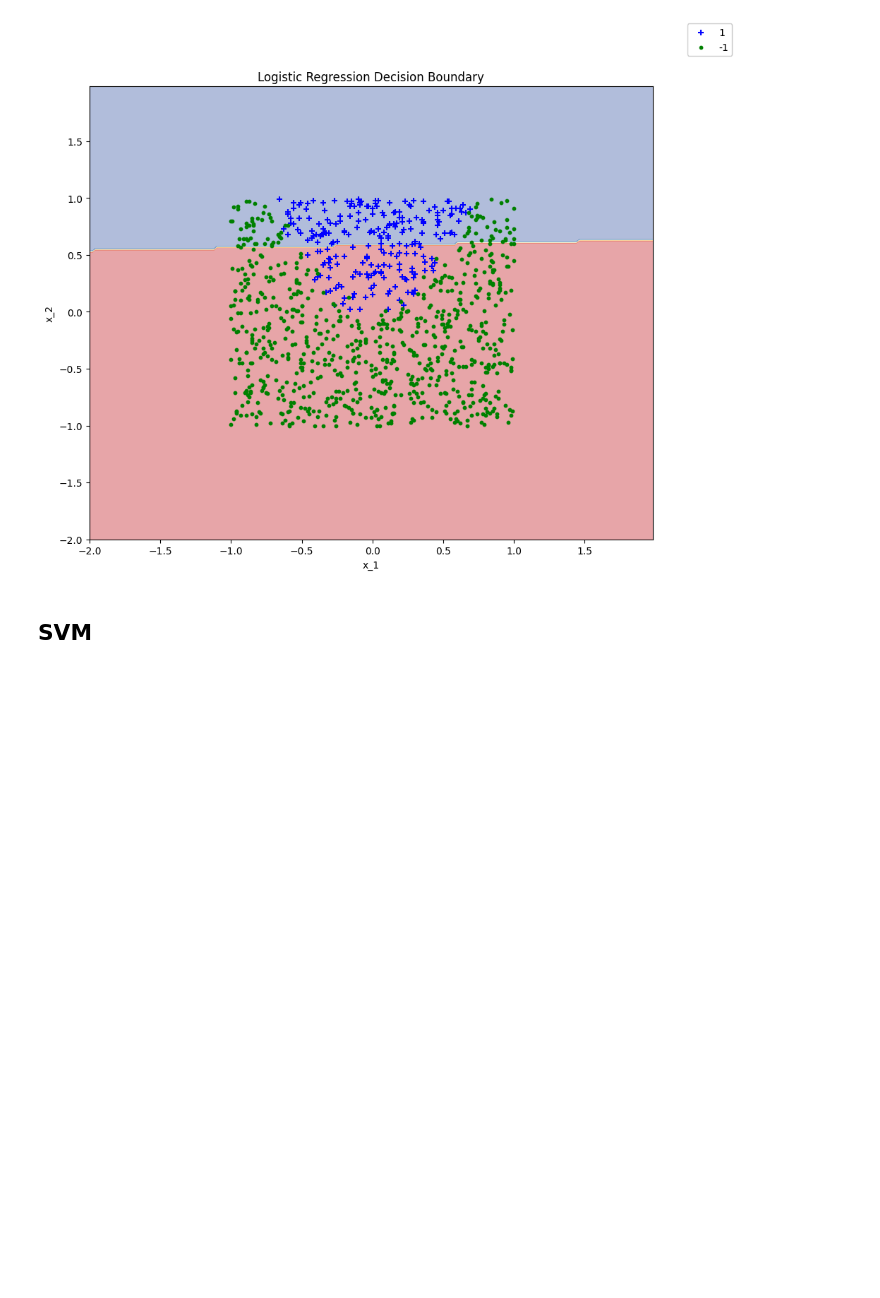
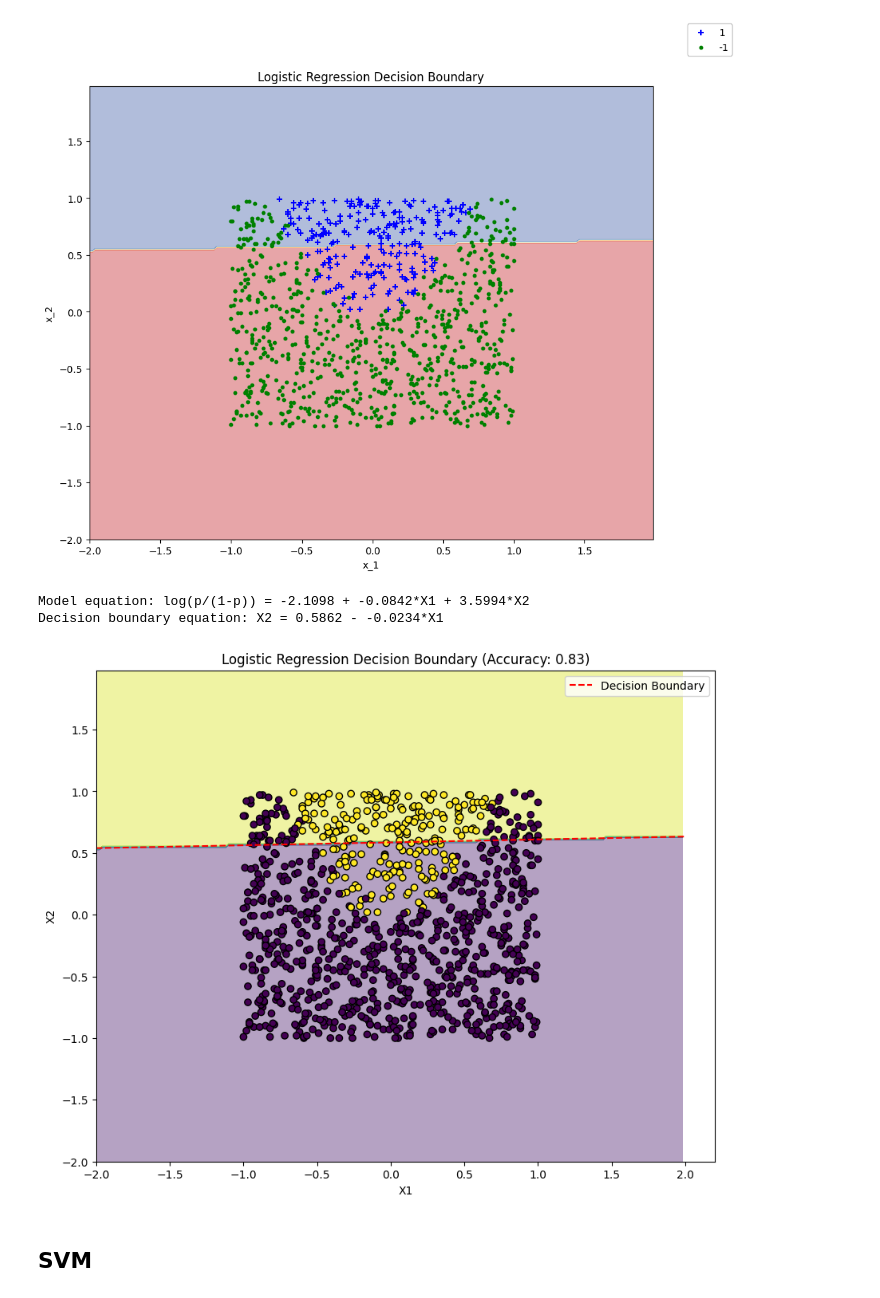
Before and after one commit to jariel17/classification_model_example, a Jupyter notebook: classification_models_draft.ipynb, the cells around one changed output. Cells and saved outputs as stored; diff of their text form; code cells hidden in the pictures; blank space fills up the shorter version.

```diff
--- a/S2_Tarea.ipynb
+++ b/classification_models_draft.ipynb
@@ -183,6 +183,58 @@ plt.tight_layout()
 plt.show()
 # %% [output]
 [figure]
+# %%
+import numpy as np
+import matplotlib.pyplot as plt
+from sklearn.linear_model import LogisticRegression
+from sklearn.model_selection import train_test_split
+
+# Split the data
+x_train, x_test, y_train, y_test = train_test_split(X, y, test_size=0.2, random_state=17)
+
+# Train the model
+lr_model = LogisticRegression()
+lr_model.fit(x_train, y_train)
+predictions = lr_model.predict(x_test)
+score = lr_model.score(x_test, y_test)
+
+# Get model parameters
+intercept = lr_model.intercept_[0]
+coef = lr_model.coef_[0]
+
+print(f"Model equation: log(p/(1-p)) = {intercept:.4f} + {coef[0]:.4f}*X1 + {coef[1]:.4f}*X2")
+print(f"Decision boundary equation: X2 = {-intercept/coef[1]:.4f} - {coef[0]/coef[1]:.4f}*X1")
+
+# Create a mesh to plot in
+X1_min, X1_max = X[:, 0].min() - 1, X[:, 0].max() + 1
+X2_min, X2_max = X[:, 1].min() - 1, X[:, 1].max() + 1
+xx1, xx2 = np.meshgrid(np.arange(X1_min, X1_max, 0.02),
+                       np.arange(X2_min, X2_max, 0.02))
+
+# Calculate the decision boundary
+Z = lr_model.predict(np.c_[xx1.ravel(), xx2.ravel()])
+Z = Z.reshape(xx1.shape)
+
+# Plot the decision boundary and the data points
+plt.figure(figsize=(10, 8))
+plt.contourf(xx1, xx2, Z, alpha=0.4)
+plt.scatter(X[:, 0], X[:, 1], c=y, edgecolor='black')
+
+plt.xlabel('X1')
+plt.ylabel('X2')
+plt.title(f'Logistic Regression Decision Boundary (Accuracy: {score:.2f})')
+
+# Plot the decision line
+X1 = np.array([X1_min, X1_max])
+X2 = -(intercept + coef[0] * X1) / coef[1]
+plt.plot(X1, X2, 'r--', label='Decision Boundary')
+
+plt.legend()
+plt.show()
+# %% [output]
+Model equation: log(p/(1-p)) = -2.1098 + -0.0842*X1 + 3.5994*X2
+Decision boundary equation: X2 = 0.5862 - -0.0234*X1
+[figure, added]
 # %% [markdown]
 ## SVM
 # %%
```
Also changed, not shown: parts of 7 cells of this notebook, 1 other file.
